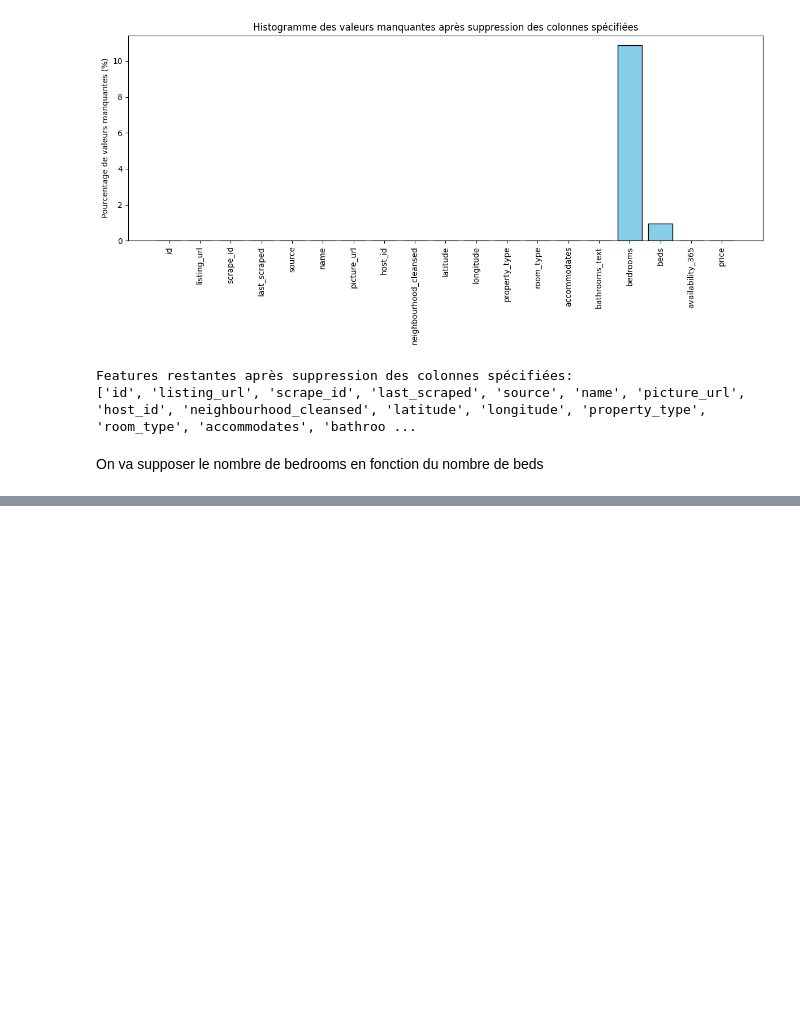
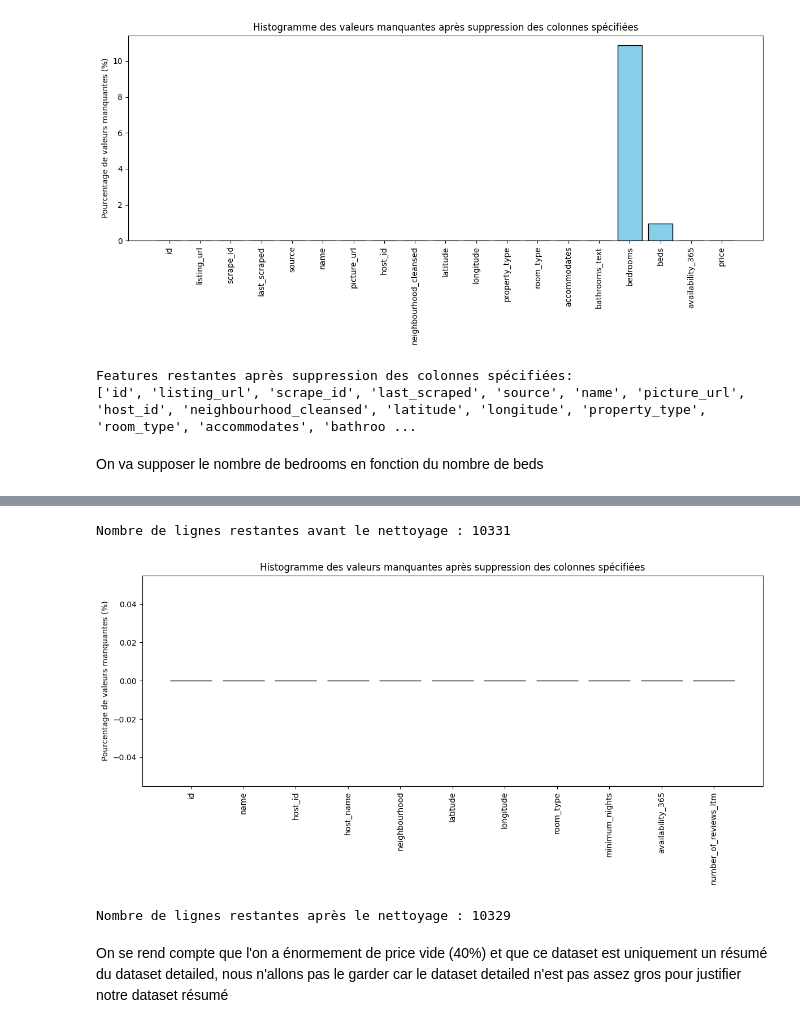
Before and after one commit to AlexandreOuenadio/datathon-2024, a Jupyter notebook: Notebooks/datathon_cleaning_data_spark.ipynb, the cells around one changed output, grey strips where cells are left out. Drawn from its saved outputs; the diff is of its cells as text; code cells hidden in the pictures; blank space fills up the shorter version.

Commit message:
clean de la data en spark

```diff
--- a/Notebooks/datathon_cleaning_data_spark.ipynb
+++ b/Notebooks/datathon_cleaning_data_spark.ipynb
@@ -456,0 +475,52 @@ root
+# %%
+
+# Chargerment des fichiers
+listings_path = os.path.join(dataset_raw_path, 'Data_15_Decembre_2023', 'listings_summary.csv')
+
+listings_summary = spark.read.csv(listings_path, header=True, inferSchema=True,quote='"', escape='"')
+
+remaining_rows = listings_summary.count()
+
+print(f"Nombre de lignes restantes avant le nettoyage : {remaining_rows}")
+
+# Supprimer les colonnes spécifiées
+columns_to_drop = [
+    'neighbourhood_group', 'number_of_reviews', 'last_review', 'reviews_per_month', 'calculated_host_listings_count'
+    ,'license', 'price'
+]
+
+# Supprimer les colonnes spécifiées
+listings_summary = listings_summary.drop(*columns_to_drop)
+
+# Supprimer toutes les lignes vides
+listings_summary = listings_summary.dropna(how='any')
+
+# Recalculer les pourcentages de valeurs manquantes pour les colonnes restantes
+missing_percentage_cleaned_df = listings_summary.select(
+    [(count(when(col(c).isNull(), c)) / count("*") * 100).alias(c) for c in listings_summary.columns]
+)
+
+missing_percentage_cleaned = missing_percentage_cleaned_df.collect()[0].asDict()
+
+# Créer un histogramme des valeurs manquantes après suppression
+plt.figure(figsize=(12, 6))
+plt.bar(
+    missing_percentage_cleaned.keys(),
+    missing_percentage_cleaned.values(),
+    color='skyblue',
+    edgecolor='black'
+)
+plt.xticks(rotation=90)
+plt.ylabel("Pourcentage de valeurs manquantes (%)")
+plt.title("Histogramme des valeurs manquantes après suppression des colonnes spécifiées")
+plt.tight_layout()
+plt.show()
+
+remaining_rows = listings_summary.count()
+print(f"Nombre de lignes restantes après le nettoyage : {remaining_rows}")
+# %% [output]
+Nombre de lignes restantes avant le nettoyage : 10331
+[figure, added]
+Nombre de lignes restantes après le nettoyage : 10329
+# %% [markdown]
+On se rend compte que l'on a énormement de price vide (40%) et que ce dataset est uniquement un résumé du dataset detailed, nous n'allons pas le garder car le dataset detailed n'est pas assez gros pour justifier notre dataset résumé
```
Also changed, not shown: parts of 19 cells of this notebook.
